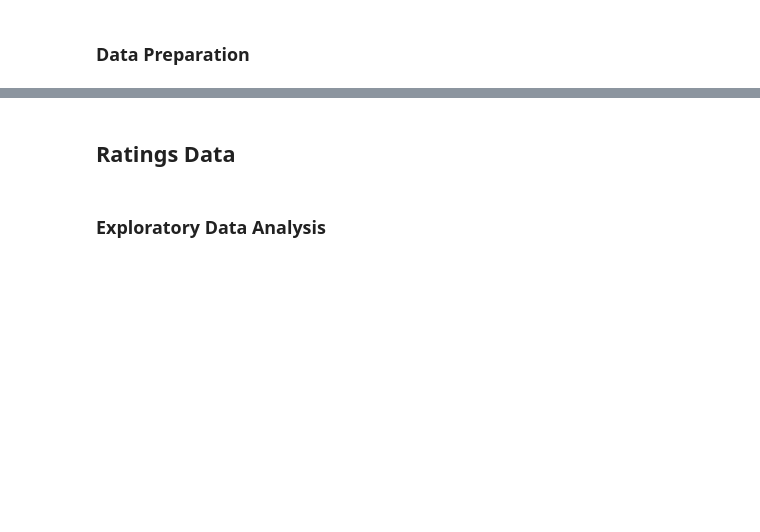
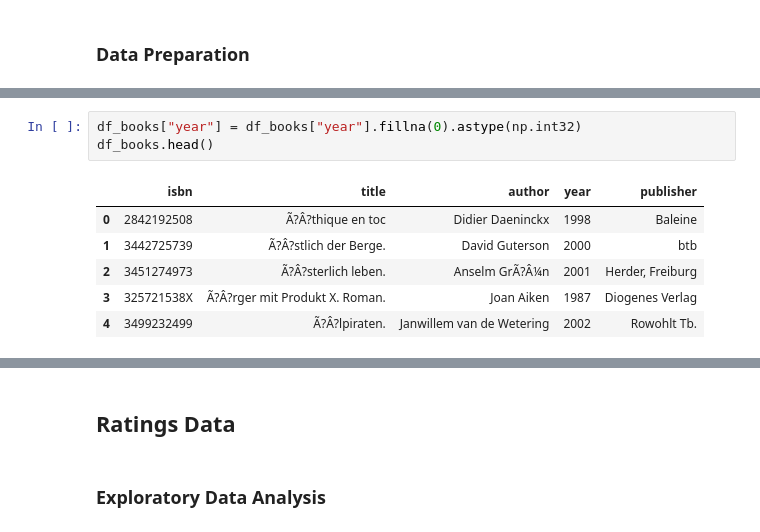
Before and after one commit to raseniero/book-rental-recommerder-system, a Jupyter notebook: Books.ipynb, the cells around one changed output, grey strips where cells are left out. Saved outputs shown, nothing was run; the diff lists cells and outputs as text; blank space fills up the shorter version.

```diff
--- a/Books.ipynb
+++ b/Books.ipynb
@@ -125,0 +198,10 @@ df_books.head()
+# %%
+df_books["year"] = df_books["year"].fillna(0).astype(np.int32)
+df_books.head()
+# %% [output]
+|  | isbn | title | author | year | publisher |
+| 0 | 2842192508 | Ã?Â?thique en toc | Didier Daeninckx | 1998 | Baleine |
+| 1 | 3442725739 | Ã?Â?stlich der Berge. | David Guterson | 2000 | btb |
+| 2 | 3451274973 | Ã?Â?sterlich leben. | Anselm GrÃ?Â¼n | 2001 | Herder, Freiburg |
+| 3 | 325721538X | Ã?Â?rger mit Produkt X. Roman. | Joan Aiken | 1987 | Diogenes Verlag |
+| 4 | 3499232499 | Ã?Â?lpiraten. | Janwillem van de Wetering | 2002 | Rowohlt Tb. |
```
Also changed, not shown: parts of 23 cells of this notebook, 2 other files.
